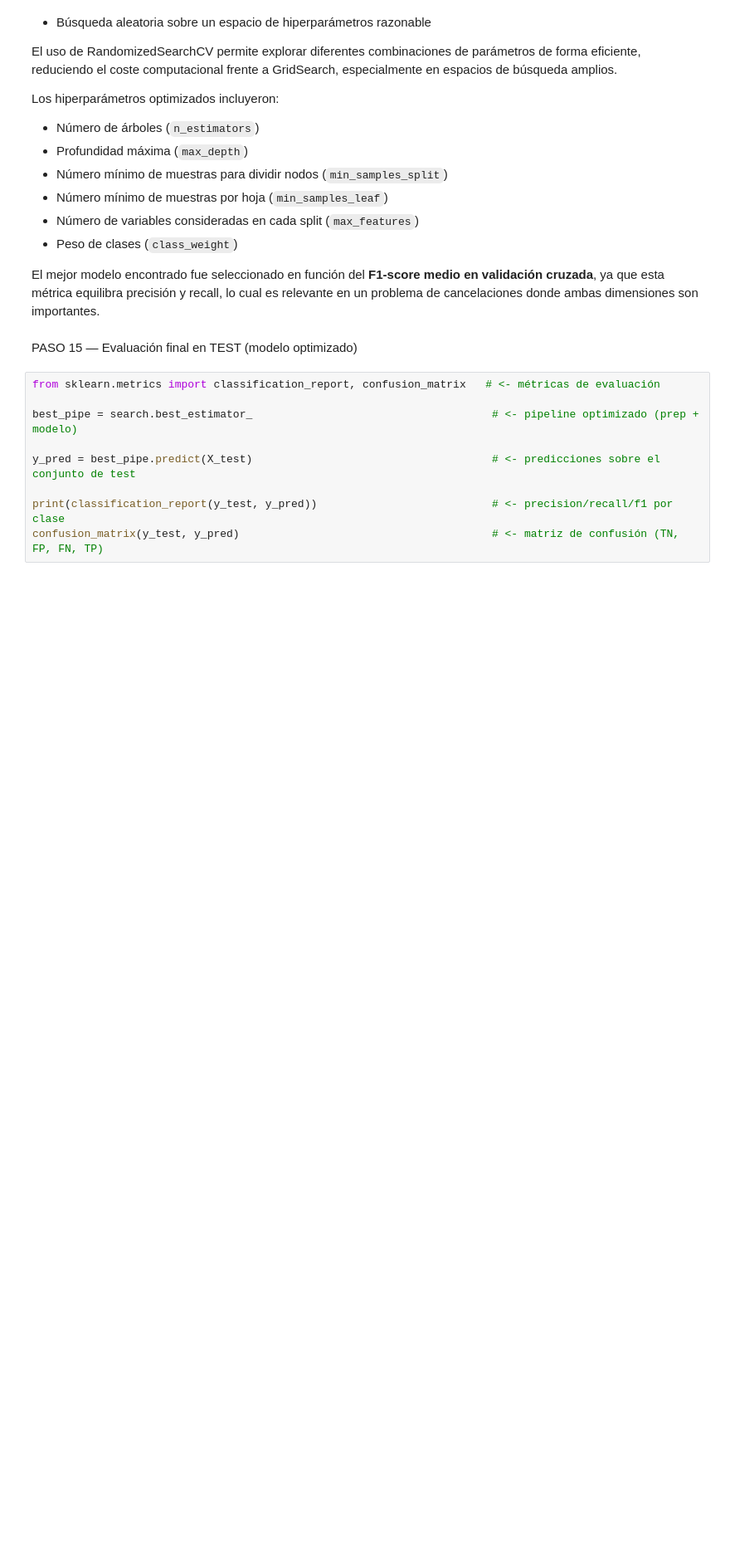
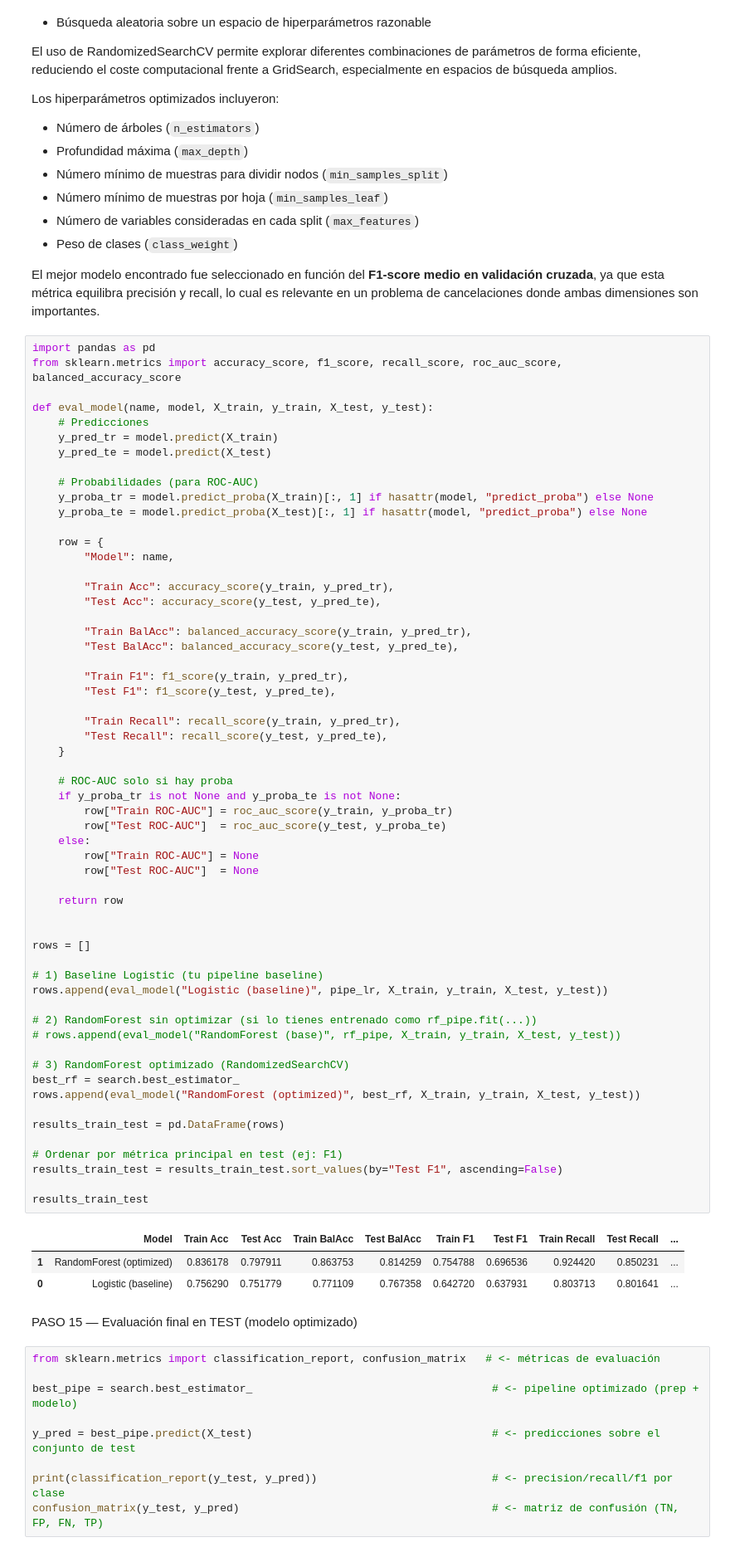
Before and after one commit to eleacos/ML_hotel_booking, a Jupyter notebook: src/notebooks/modelado.ipynb, the cells around one changed output. Shown at 83% size. Drawn from its saved outputs; the diff is of its cells as text; blank space fills up the shorter version.

```diff
--- a/src/notebooks/modelado.ipynb
+++ b/src/notebooks/modelado.ipynb
@@ -402,6 +402,68 @@ Los hiperparámetros optimizados incluyeron:
 - Peso de clases (`class_weight`)
 
 El mejor modelo encontrado fue seleccionado en función del **F1-score medio en validación cruzada**, ya que esta métrica equilibra precisión y recall, lo cual es relevante en un problema de cancelaciones donde ambas dimensiones son importantes.
+# %%
+import pandas as pd
+from sklearn.metrics import accuracy_score, f1_score, recall_score, roc_auc_score, balanced_accuracy_score
+
+def eval_model(name, model, X_train, y_train, X_test, y_test):
+    # Predicciones
+    y_pred_tr = model.predict(X_train)
+    y_pred_te = model.predict(X_test)
+
+    # Probabilidades (para ROC-AUC)
+    y_proba_tr = model.predict_proba(X_train)[:, 1] if hasattr(model, "predict_proba") else None
+    y_proba_te = model.predict_proba(X_test)[:, 1] if hasattr(model, "predict_proba") else None
+
+    row = {
+        "Model": name,
+
+        "Train Acc": accuracy_score(y_train, y_pred_tr),
+        "Test Acc": accuracy_score(y_test, y_pred_te),
+
+        "Train BalAcc": balanced_accuracy_score(y_train, y_pred_tr),
+        "Test BalAcc": balanced_accuracy_score(y_test, y_pred_te),
+
+        "Train F1": f1_score(y_train, y_pred_tr),
+        "Test F1": f1_score(y_test, y_pred_te),
+
+        "Train Recall": recall_score(y_train, y_pred_tr),
+        "Test Recall": recall_score(y_test, y_pred_te),
+    }
+
+    # ROC-AUC solo si hay proba
+    if y_proba_tr is not None and y_proba_te is not None:
+        row["Train ROC-AUC"] = roc_auc_score(y_train, y_proba_tr)
+        row["Test ROC-AUC"]  = roc_auc_score(y_test, y_proba_te)
+    else:
+        row["Train ROC-AUC"] = None
+        row["Test ROC-AUC"]  = None
+
+    return row
+
+
+rows = []
+
+# 1) Baseline Logistic (tu pipeline baseline)
+rows.append(eval_model("Logistic (baseline)", pipe_lr, X_train, y_train, X_test, y_test))
+
+# 2) RandomForest sin optimizar (si lo tienes entrenado como rf_pipe.fit(...))
+# rows.append(eval_model("RandomForest (base)", rf_pipe, X_train, y_train, X_test, y_test))
+
+# 3) RandomForest optimizado (RandomizedSearchCV)
+best_rf = search.best_estimator_
+rows.append(eval_model("RandomForest (optimized)", best_rf, X_train, y_train, X_test, y_test))
+
+results_train_test = pd.DataFrame(rows)
+
+# Ordenar por métrica principal en test (ej: F1)
+results_train_test = results_train_test.sort_values(by="Test F1", ascending=False)
+
+results_train_test
+# %% [output]
+|  | Model | Train Acc | Test Acc | Train BalAcc | Test BalAcc | Train F1 | Test F1 | Train Recall | Test Recall | ... |
+| 1 | RandomForest (optimized) | 0.836178 | 0.797911 | 0.863753 | 0.814259 | 0.754788 | 0.696536 | 0.924420 | 0.850231 | ... |
+| 0 | Logistic (baseline) | 0.756290 | 0.751779 | 0.771109 | 0.767358 | 0.642720 | 0.637931 | 0.803713 | 0.801641 | ... |
 # %% [markdown]
 PASO 15 — Evaluación final en TEST (modelo optimizado)
 # %%
```
Also changed, not shown: parts of 1 cell of this notebook, 1 other file.
